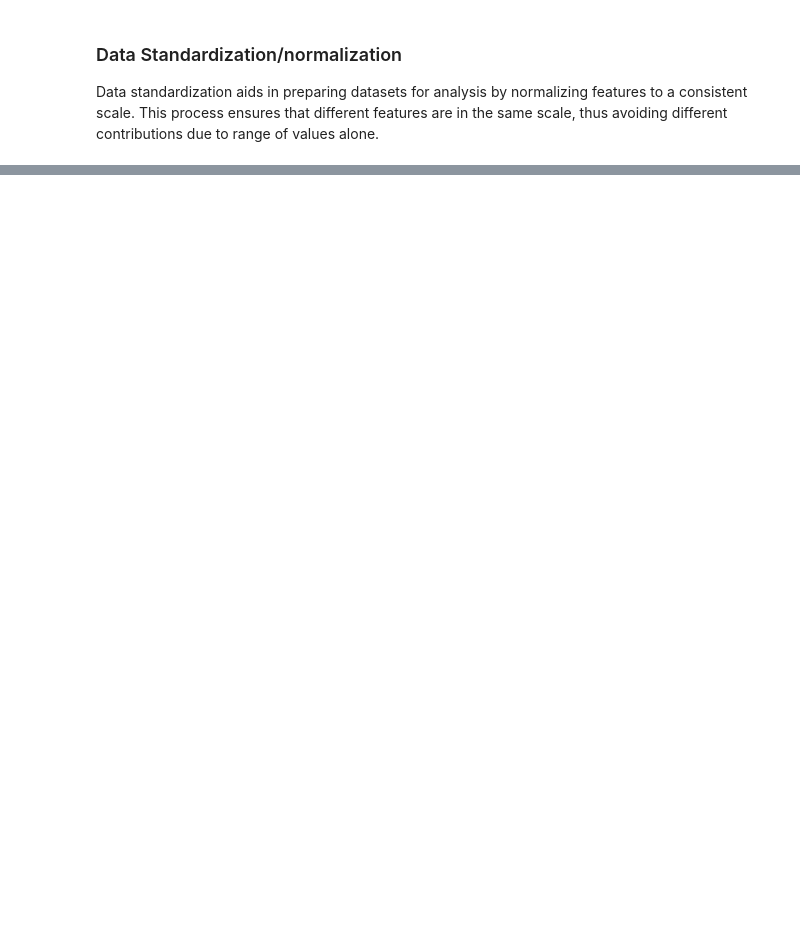
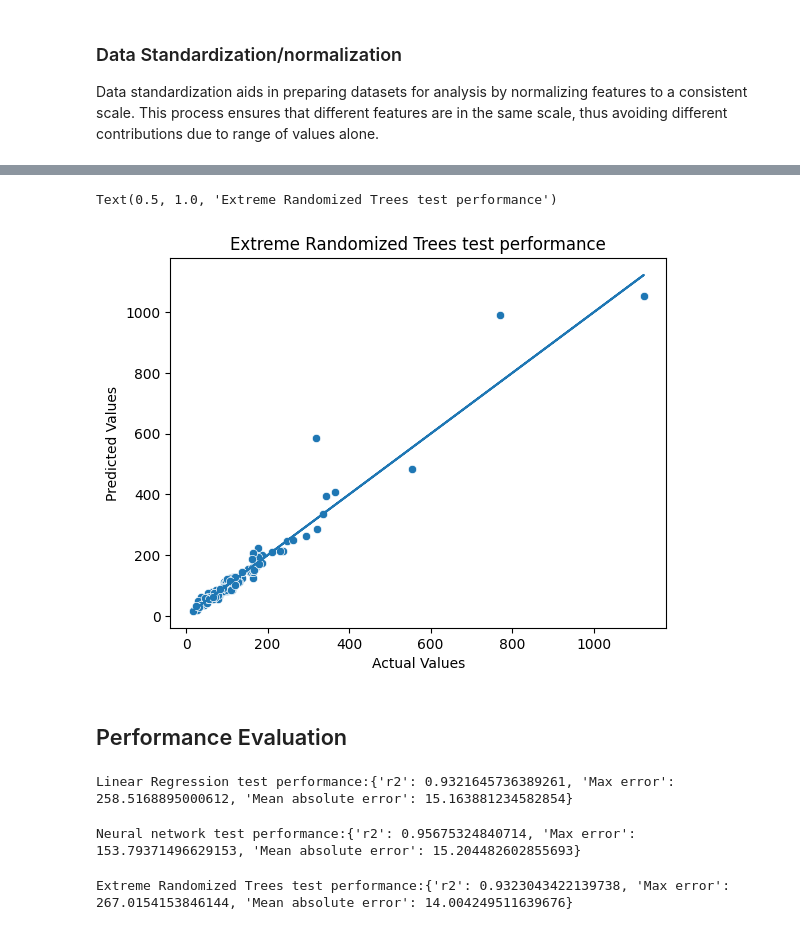
Before and after one commit to DARR97/Workshop_5_6, a Jupyter notebook: workshop.ipynb, the cells around one changed output, grey strips where cells are left out. Cells and saved outputs as stored; diff of their text form; code cells hidden in the pictures; blank space fills up the shorter version.

```diff
--- a/workshop.ipynb
+++ b/workshop.ipynb
@@ -346,0 +412,16 @@ scaled_test_features = scaler.transform(test_features)
+# %%
+ERT_model = ExtraTreesRegressor(random_state=42)
+ERT_model.fit(scaled_train_features, train_target)
+ERT_predicted_train_values = ERT_model.predict(scaled_train_features)
+ERT_predicted_test_values = ERT_model.predict(scaled_test_features)
+# %%
+sns.scatterplot(x = test_target, y = ERT_predicted_test_values)
+plt.plot(test_target, test_target)
+plt.xlabel("Actual Values")
+plt.ylabel("Predicted Values")
+plt.title("Extreme Randomized Trees test performance")
+# %% [output]
+Text(0.5, 1.0, 'Extreme Randomized Trees test performance')
+[figure, added]
+# %% [markdown]
+## Performance Evaluation
@@ -346,0 +436,12 @@ scaled_test_features = scaler.transform(test_features)
+# %%
+print(f"Linear Regression test performance:{performance_evaluation(test_target, lr_predicted_test_values)}")
+# %% [output]
+Linear Regression test performance:{'r2': 0.9321645736389261, 'Max error': 258.5168895000612, 'Mean absolute error': 15.163881234582854}
+# %%
+print(f"Neural network test performance:{performance_evaluation(test_target, MLP_predicted_test_values)}")
+# %% [output]
+Neural network test performance:{'r2': 0.95675324840714, 'Max error': 153.79371496629153, 'Mean absolute error': 15.204482602855693}
+# %%
+print(f"Extreme Randomized Trees test performance:{performance_evaluation(test_target, ERT_predicted_test_values)}")
+# %% [output]
+Extreme Randomized Trees test performance:{'r2': 0.9323043422139738, 'Max error': 267.0154153846144, 'Mean absolute error': 14.004249511639676}
```
Also changed, not shown: parts of 18 cells of this notebook.
